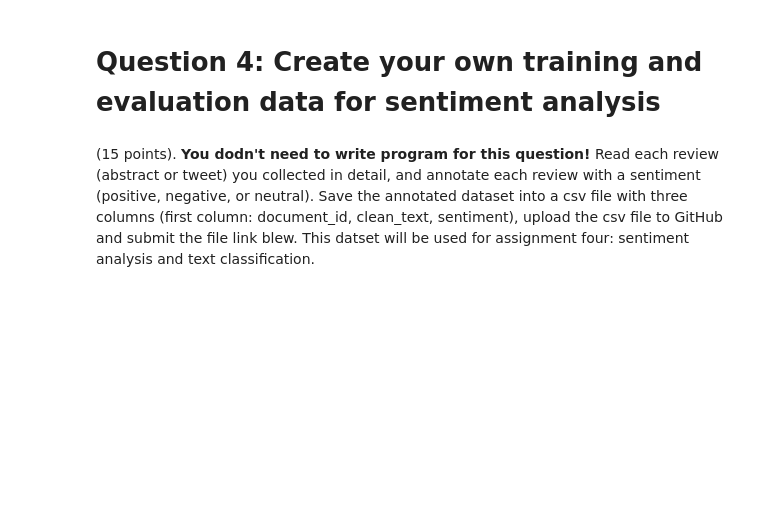
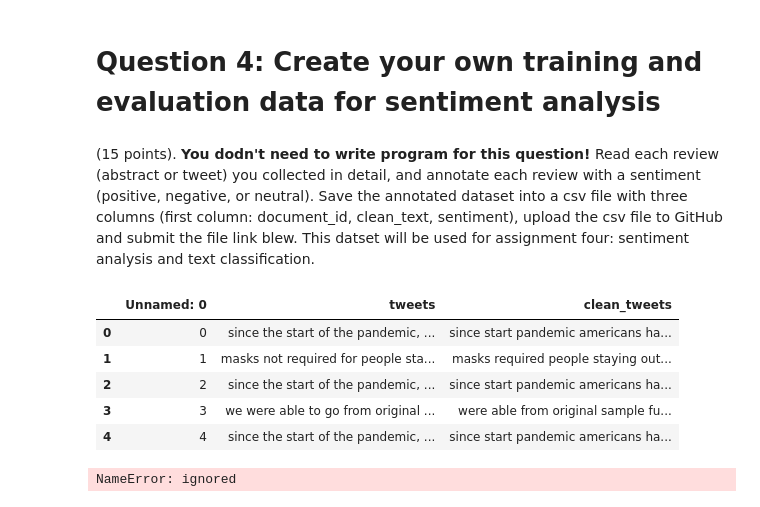
Before and after one commit to MahithaPoduvu/Mahitha_INFO5731_-Spring2023, a Jupyter notebook: INFO5731_Assignment_Three_fall2022.ipynb, the cells around one changed output. Saved outputs shown, nothing was run; the diff lists cells and outputs as text; code cells hidden in the pictures; blank space fills up the shorter version.

```diff
--- a/INFO5731_Assignment_Three_fall2022.ipynb
+++ b/INFO5731_Assignment_Three_fall2022.ipynb
@@ -145,3 +392,48 @@ Reference: https://jaketae.github.io/study/word2vec/
 
 
 # Link:
+# %%
+#Importing libaries
+import warnings
+import pandas as pd
+import numpy as np
+import re
+import seaborn as sns
+import matplotlib.pyplot as plt
+import string
+import nltk
+%matplotlib inline
+warnings.filterwarnings('ignore')
+
+# for preprocessing data
+# removes pattern in the input text
+def remove_pattern(input_txt, pattern):
+    r = re.findall(pattern, input_txt)
+    for word in r:
+        input_txt = re.sub(word, "", input_txt)
+    return input_txt
+#data.head()
+#Lowercase all texts
+data['tweets'] = data['tweets'].str.lower()
+data.head
+# remove twitter handles (@user)
+data['clean_tweets'] = np.vectorize(remove_pattern)(data['tweets'], "@[\w]*")
+#data.head
+# remove special characters, numbers and punctuations
+data['clean_tweets'] = data['clean_tweets'].str.replace("[^a-zA-Z#]", " ")
+#data.head()
+# remove short words less tha 3 characters long
+data['clean_tweets'] = data['clean_tweets'].apply(lambda x: " ".join([w for w in x.split() if len(w)>3]))
+data.head()
+# %% [output]
+|  | Unnamed: 0 | tweets | clean_tweets |
+| 0 | 0 | since the start of the pandemic, ... | since start pandemic americans ha... |
+| 1 | 1 | masks not required for people sta... | masks required people staying out... |
+| 2 | 2 | since the start of the pandemic, ... | since start pandemic americans ha... |
+| 3 | 3 | we were able to go from original ... | were able from original sample fu... |
+| 4 | 4 | since the start of the pandemic, ... | since start pandemic americans ha... |
+# %%
+df = pd.DataFrame(twitter_data,columns=['tweets','clean tweets'])
+print(df)
+# %% [output]
+NameError: ignored
```
Also changed, not shown: parts of 18 cells of this notebook.
